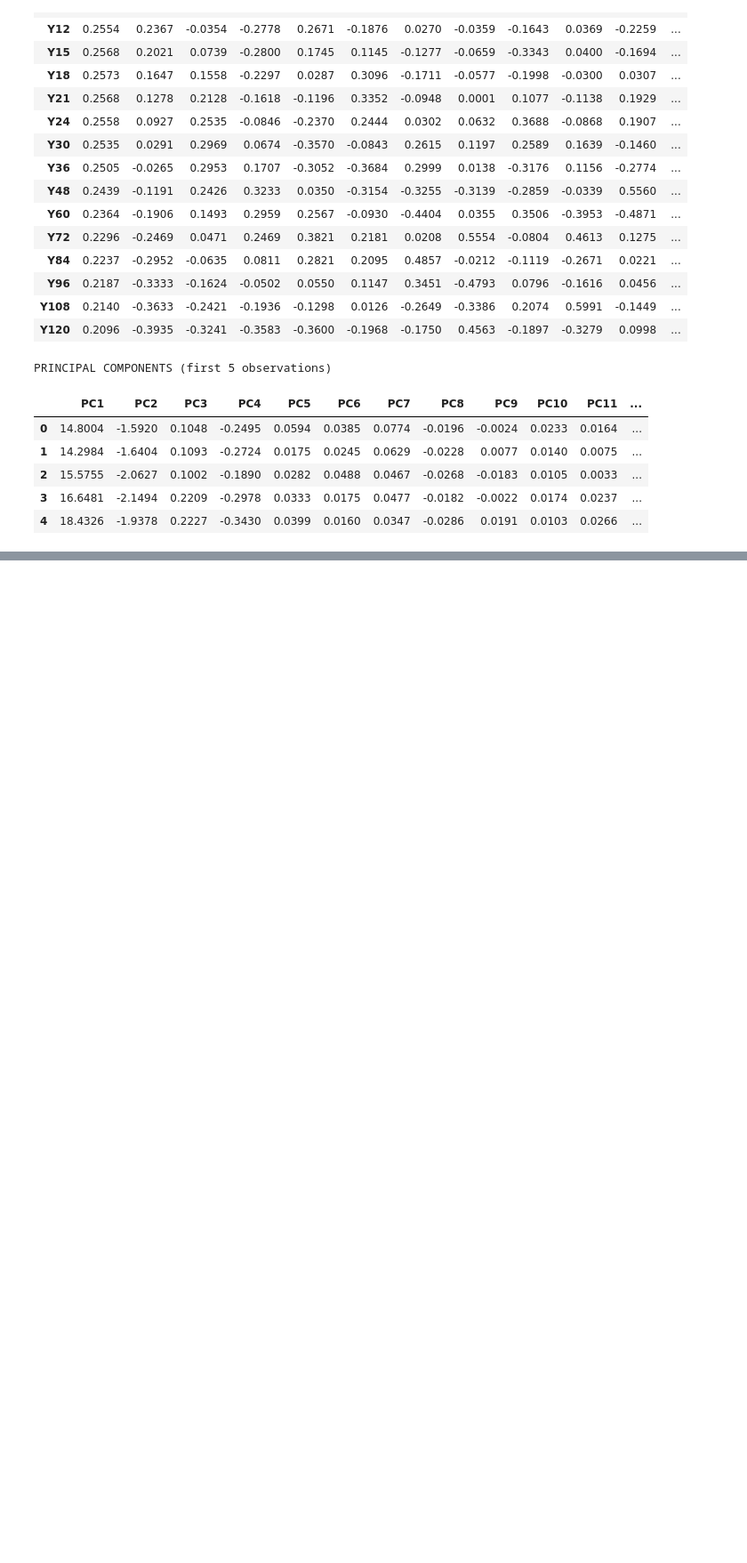
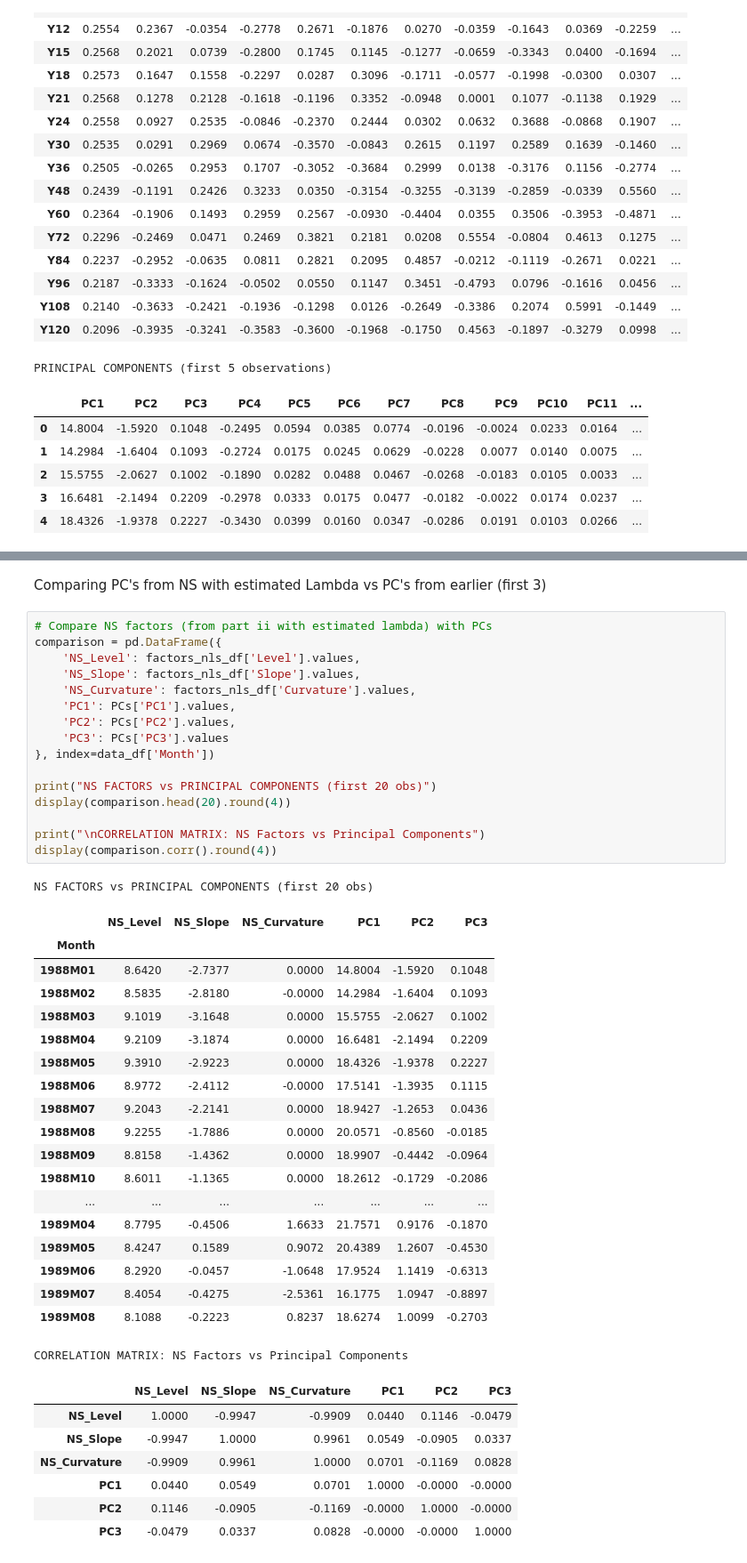
Before and after one commit to bashkip/qmf_a2, a Jupyter notebook: main.ipynb, the cells around one changed output, grey strips where cells are left out. Shown at 89% size. Cells and saved outputs as stored; diff of their text form; blank space fills up the shorter version.

```diff
--- a/main.ipynb
+++ b/main.ipynb
@@ -371,0 +547,46 @@ PRINCIPAL COMPONENTS (first 5 observations)
+# %% [markdown]
+Comparing PC's from NS with estimated Lambda vs PC's from earlier (first 3)
+# %%
+# Compare NS factors (from part ii with estimated lambda) with PCs
+comparison = pd.DataFrame({
+    'NS_Level': factors_nls_df['Level'].values,
+    'NS_Slope': factors_nls_df['Slope'].values,
+    'NS_Curvature': factors_nls_df['Curvature'].values,
+    'PC1': PCs['PC1'].values,
+    'PC2': PCs['PC2'].values,
+    'PC3': PCs['PC3'].values
+}, index=data_df['Month'])
+
+print("NS FACTORS vs PRINCIPAL COMPONENTS (first 20 obs)")
+display(comparison.head(20).round(4))
+
+print("\nCORRELATION MATRIX: NS Factors vs Principal Components")
+display(comparison.corr().round(4))
+# %% [output]
+NS FACTORS vs PRINCIPAL COMPONENTS (first 20 obs)
+|  | NS_Level | NS_Slope | NS_Curvature | PC1 | PC2 | PC3 |
+| Month |  |  |  |  |  |  |
+| 1988M01 | 8.6420 | -2.7377 | 0.0000 | 14.8004 | -1.5920 | 0.1048 |
+| 1988M02 | 8.5835 | -2.8180 | -0.0000 | 14.2984 | -1.6404 | 0.1093 |
+| 1988M03 | 9.1019 | -3.1648 | 0.0000 | 15.5755 | -2.0627 | 0.1002 |
+| 1988M04 | 9.2109 | -3.1874 | 0.0000 | 16.6481 | -2.1494 | 0.2209 |
+| 1988M05 | 9.3910 | -2.9223 | 0.0000 | 18.4326 | -1.9378 | 0.2227 |
+| 1988M06 | 8.9772 | -2.4112 | -0.0000 | 17.5141 | -1.3935 | 0.1115 |
+| 1988M07 | 9.2043 | -2.2141 | 0.0000 | 18.9427 | -1.2653 | 0.0436 |
+| 1988M08 | 9.2255 | -1.7886 | 0.0000 | 20.0571 | -0.8560 | -0.0185 |
+| 1988M09 | 8.8158 | -1.4362 | 0.0000 | 18.9907 | -0.4442 | -0.0964 |
+| 1988M10 | 8.6011 | -1.1365 | 0.0000 | 18.2612 | -0.1729 | -0.2086 |
+| ... | ... | ... | ... | ... | ... | ... |
+| 1989M04 | 8.7795 | -0.4506 | 1.6633 | 21.7571 | 0.9176 | -0.1870 |
+| 1989M05 | 8.4247 | 0.1589 | 0.9072 | 20.4389 | 1.2607 | -0.4530 |
+| 1989M06 | 8.2920 | -0.0457 | -1.0648 | 17.9524 | 1.1419 | -0.6313 |
+| 1989M07 | 8.4054 | -0.4275 | -2.5361 | 16.1775 | 1.0947 | -0.8897 |
+| 1989M08 | 8.1088 | -0.2223 | 0.8237 | 18.6274 | 1.0099 | -0.2703 |
+CORRELATION MATRIX: NS Factors vs Principal Components
+|  | NS_Level | NS_Slope | NS_Curvature | PC1 | PC2 | PC3 |
+| NS_Level | 1.0000 | -0.9947 | -0.9909 | 0.0440 | 0.1146 | -0.0479 |
+| NS_Slope | -0.9947 | 1.0000 | 0.9961 | 0.0549 | -0.0905 | 0.0337 |
+| NS_Curvature | -0.9909 | 0.9961 | 1.0000 | 0.0701 | -0.1169 | 0.0828 |
+| PC1 | 0.0440 | 0.0549 | 0.0701 | 1.0000 | -0.0000 | -0.0000 |
+| PC2 | 0.1146 | -0.0905 | -0.1169 | -0.0000 | 1.0000 | -0.0000 |
+| PC3 | -0.0479 | 0.0337 | 0.0828 | -0.0000 | -0.0000 | 1.0000 |
```
Also changed, not shown: parts of 8 cells of this notebook.
